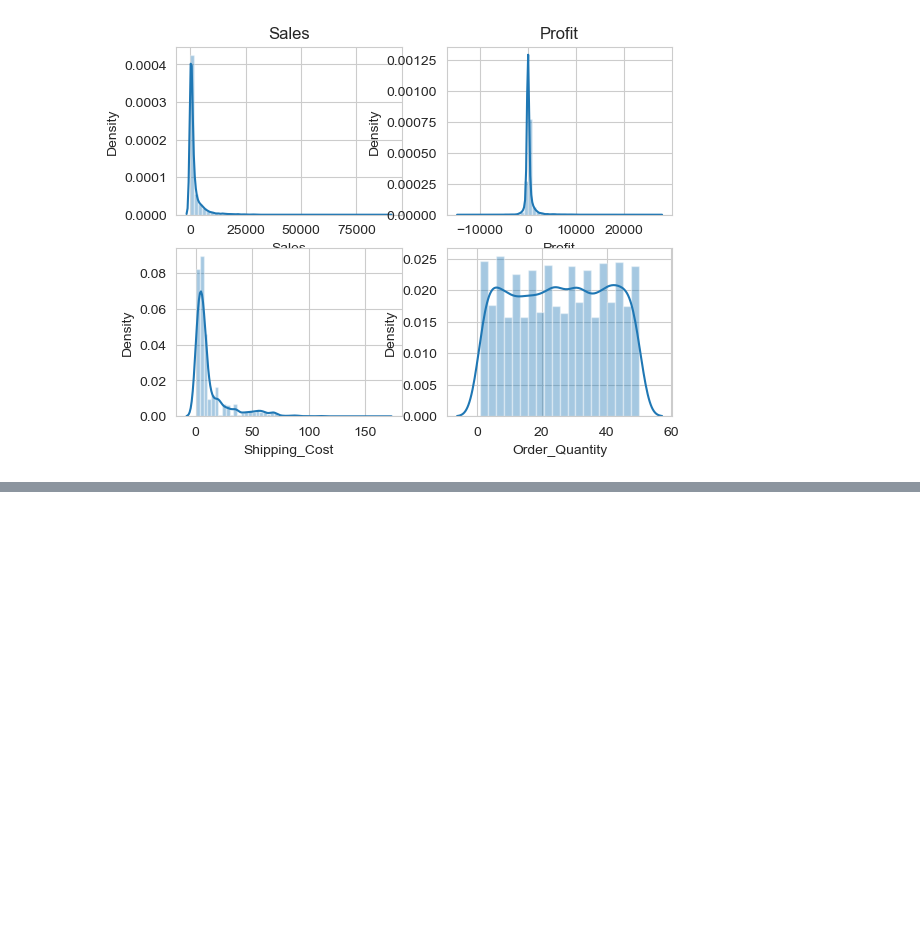
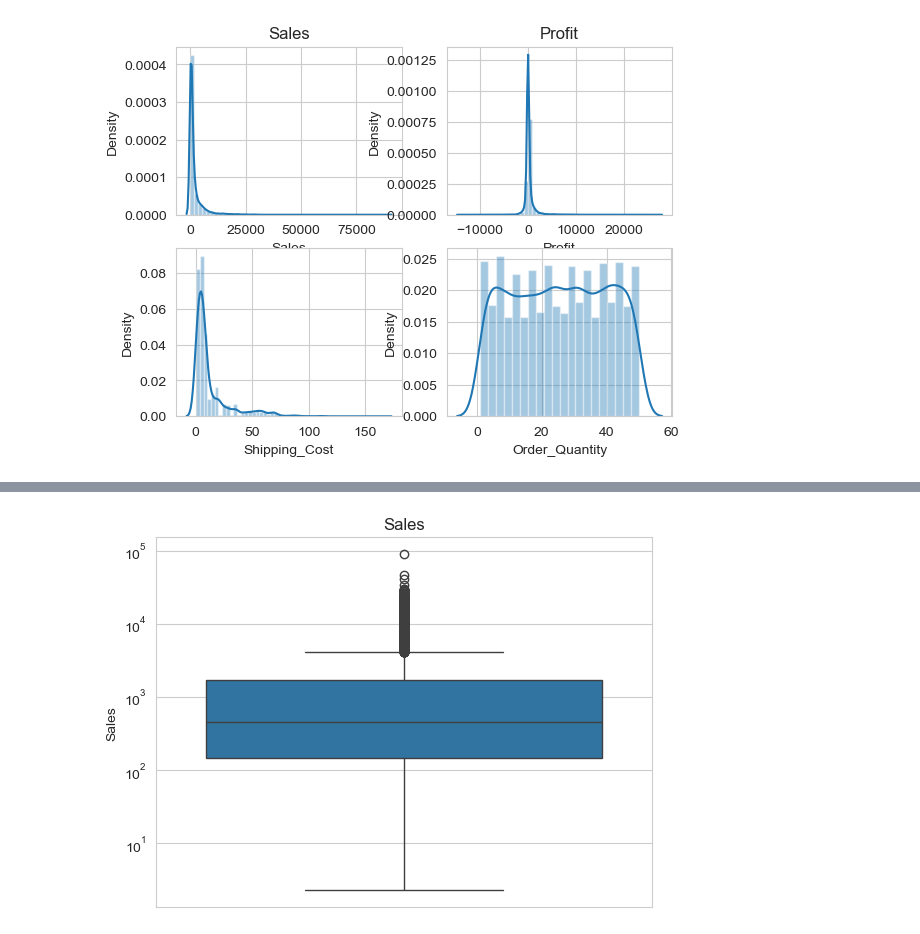
Before and after one commit to HayBeeCoder/ai, a Jupyter notebook: dl-with-real-life-projects-coursera/Matplotlib.ipynb, the cells around one changed output, grey strips where cells are left out. Cells and saved outputs as stored; diff of their text form; code cells hidden in the pictures; blank space fills up the shorter version.

```diff
--- a/dl-with-real-life-projects-coursera/Matplotlib.ipynb
+++ b/dl-with-real-life-projects-coursera/Matplotlib.ipynb
@@ -272,0 +279,8 @@ https://gist.github.com/mwaskom/de44147ed2974457ad6372750bbe5751
+# %%
+sns.boxplot(df["Sales"])
+plt.yscale("log")
+plt.title("Sales")
+
+plt.show()
+# %% [output]
+[figure, added]
```
Also changed, not shown: parts of 9 cells of this notebook.
